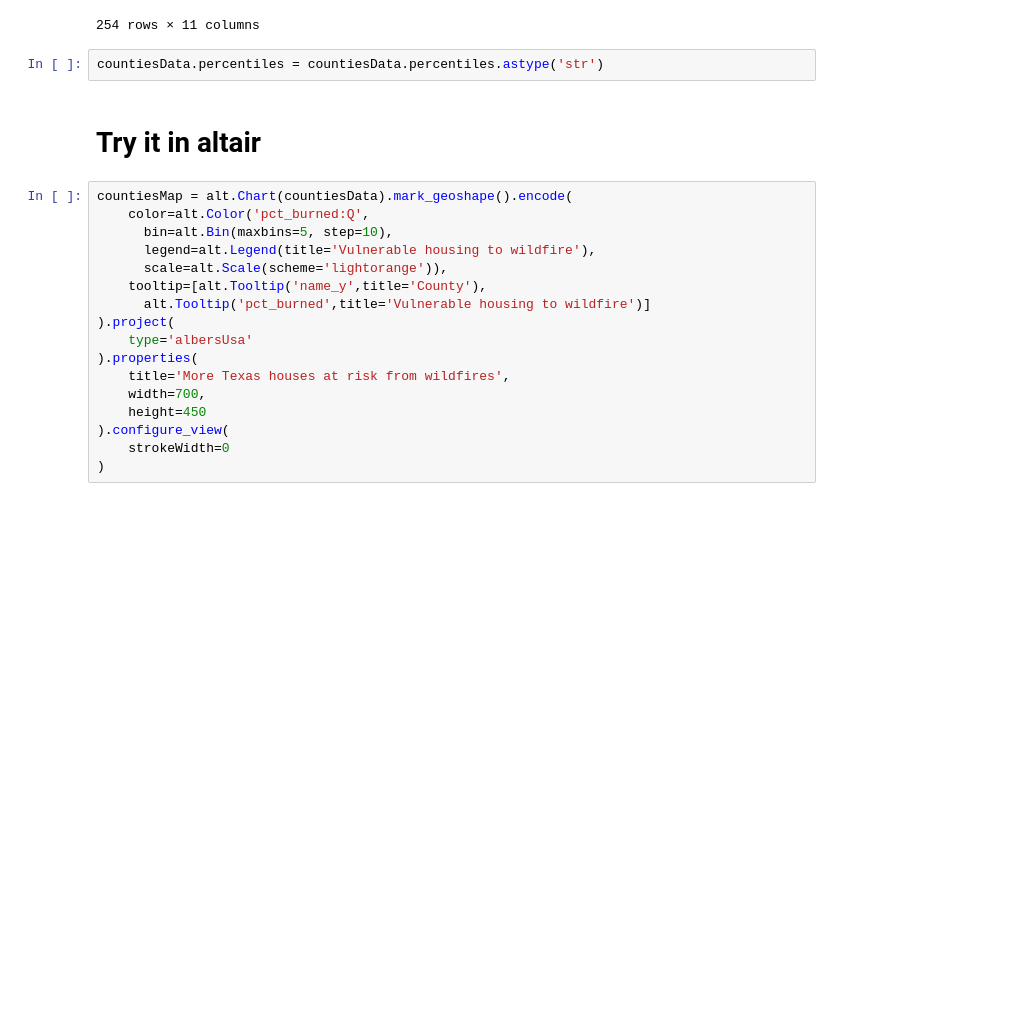
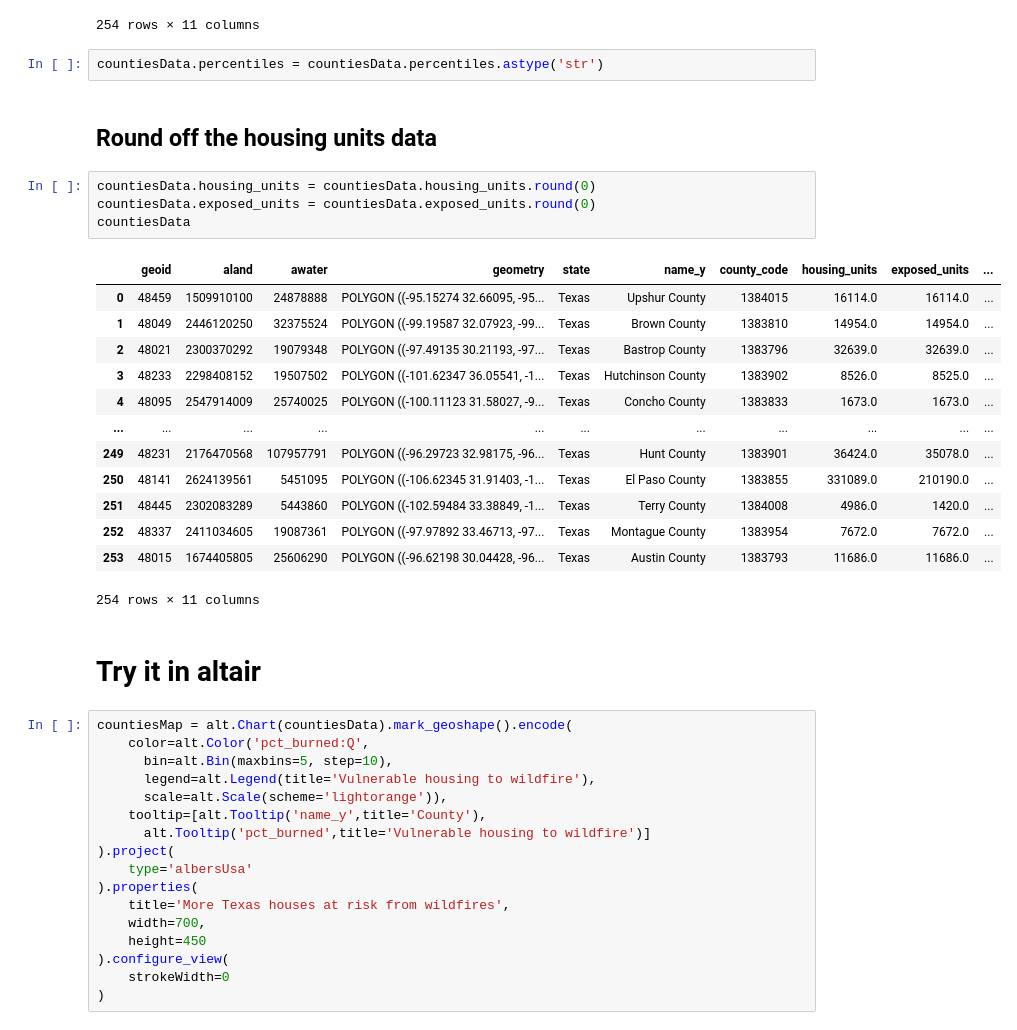
Before and after one commit to pmagtulis/mapping, a Jupyter notebook: wildfires/notebook/wildfire-US.ipynb, the cells around one changed output. Cells and saved outputs as stored; diff of their text form; blank space fills up the shorter version.

```diff
--- a/wildfires/notebook/wildfire-US.ipynb
+++ b/wildfires/notebook/wildfire-US.ipynb
@@ -338,6 +338,26 @@ countiesData
 254 rows × 11 columns
 # %%
 countiesData.percentiles = countiesData.percentiles.astype('str')
+# %% [markdown]
+## Round off the housing units data
+# %%
+countiesData.housing_units = countiesData.housing_units.round(0)
+countiesData.exposed_units = countiesData.exposed_units.round(0)
+countiesData
+# %% [output]
+|  | geoid | aland | awater | geometry | state | name_y | county_code | housing_units | exposed_units | ... |
+| 0 | 48459 | 1509910100 | 24878888 | POLYGON ((-95.15274 32.66095, -95... | Texas | Upshur County | 1384015 | 16114.0 | 16114.0 | ... |
+| 1 | 48049 | 2446120250 | 32375524 | POLYGON ((-99.19587 32.07923, -99... | Texas | Brown County | 1383810 | 14954.0 | 14954.0 | ... |
+| 2 | 48021 | 2300370292 | 19079348 | POLYGON ((-97.49135 30.21193, -97... | Texas | Bastrop County | 1383796 | 32639.0 | 32639.0 | ... |
+| 3 | 48233 | 2298408152 | 19507502 | POLYGON ((-101.62347 36.05541, -1... | Texas | Hutchinson County | 1383902 | 8526.0 | 8525.0 | ... |
+| 4 | 48095 | 2547914009 | 25740025 | POLYGON ((-100.11123 31.58027, -9... | Texas | Concho County | 1383833 | 1673.0 | 1673.0 | ... |
+| ... | ... | ... | ... | ... | ... | ... | ... | ... | ... | ... |
+| 249 | 48231 | 2176470568 | 107957791 | POLYGON ((-96.29723 32.98175, -96... | Texas | Hunt County | 1383901 | 36424.0 | 35078.0 | ... |
+| 250 | 48141 | 2624139561 | 5451095 | POLYGON ((-106.62345 31.91403, -1... | Texas | El Paso County | 1383855 | 331089.0 | 210190.0 | ... |
+| 251 | 48445 | 2302083289 | 5443860 | POLYGON ((-102.59484 33.38849, -1... | Texas | Terry County | 1384008 | 4986.0 | 1420.0 | ... |
+| 252 | 48337 | 2411034605 | 19087361 | POLYGON ((-97.97892 33.46713, -97... | Texas | Montague County | 1383954 | 7672.0 | 7672.0 | ... |
+| 253 | 48015 | 1674405805 | 25606290 | POLYGON ((-96.62198 30.04428, -96... | Texas | Austin County | 1383793 | 11686.0 | 11686.0 | ... |
+254 rows × 11 columns
 # %% [markdown]
 # Try it in altair
 # %%
```
Also changed, not shown: parts of 1 cell of this notebook.
